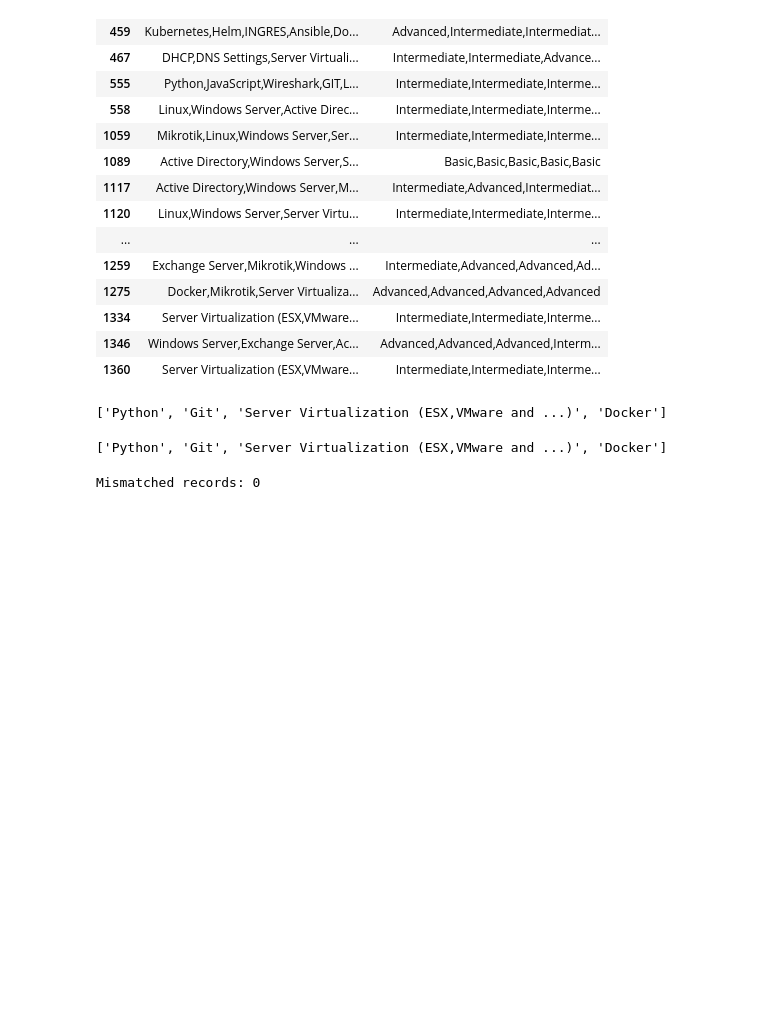
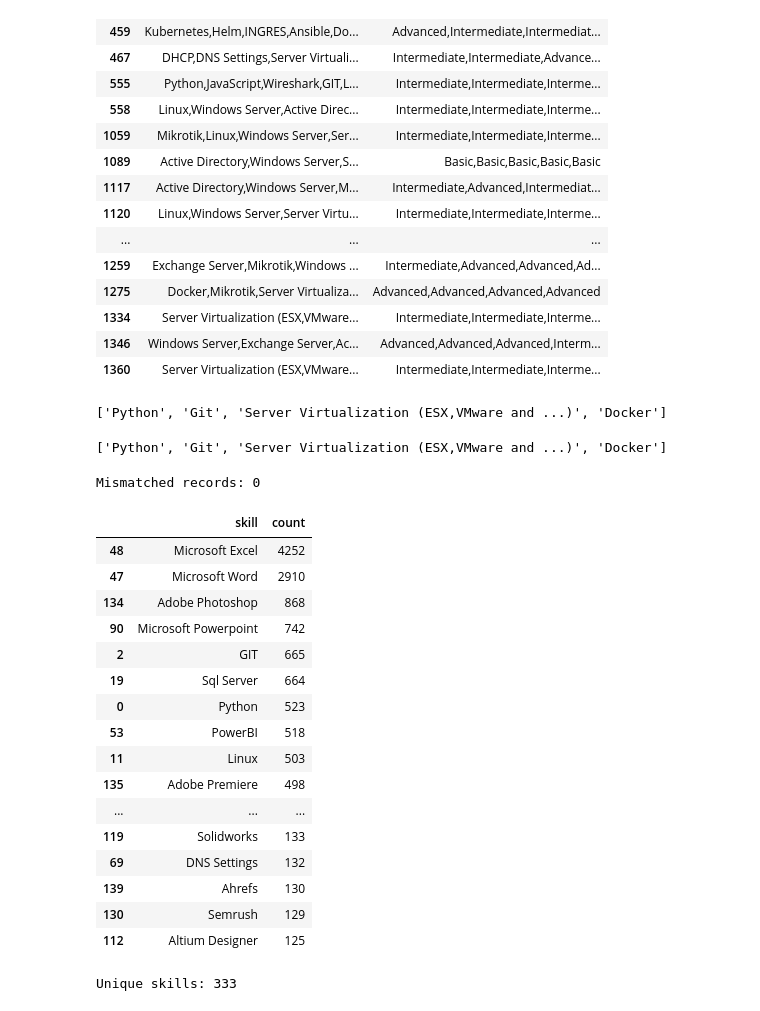
Before and after one commit to Behniash/Iran-Job-Market-Analysis, a Jupyter notebook: notebooks/03_Data Cleaning.ipynb, the cells around one changed output. Drawn from its saved outputs; the diff is of its cells as text; code cells hidden in the pictures; blank space fills up the shorter version.

Commit message:
Cleaned Data for feature engineering

```diff
--- a/notebooks/03_Data Cleaning.ipynb
+++ b/notebooks/03_Data Cleaning.ipynb
@@ -628,3 +629,34 @@ alignment_check = df.apply(lambda row: check_skill_level_alignment(row["software
 print( "Mismatched records:", (~alignment_check).sum())
 # %% [output]
 Mismatched records: 0
+# %%
+skill_counter = Counter()
+
+for skills in df["skills_structured"]:
+    for item in skills:
+        skill_counter[item["skill"]] += 1
+
+unique_skills = (pd.DataFrame(skill_counter.items(), columns=["skill", "count"]).sort_values( "count", ascending=False))
+unique_skills.head(50)
+# %% [output]
+|  | skill | count |
+| 48 | Microsoft Excel | 4252 |
+| 47 | Microsoft Word | 2910 |
+| 134 | Adobe Photoshop | 868 |
+| 90 | Microsoft Powerpoint | 742 |
+| 2 | GIT | 665 |
+| 19 | Sql Server | 664 |
+| 0 | Python | 523 |
+| 53 | PowerBI | 518 |
+| 11 | Linux | 503 |
+| 135 | Adobe Premiere | 498 |
+| ... | ... | ... |
+| 119 | Solidworks | 133 |
+| 69 | DNS Settings | 132 |
+| 139 | Ahrefs | 130 |
+| 130 | Semrush | 129 |
+| 112 | Altium Designer | 125 |
+# %%
+print("Unique skills:", unique_skills.shape[0])
+# %% [output]
+Unique skills: 333
```
Also changed, not shown: parts of 11 cells of this notebook.
